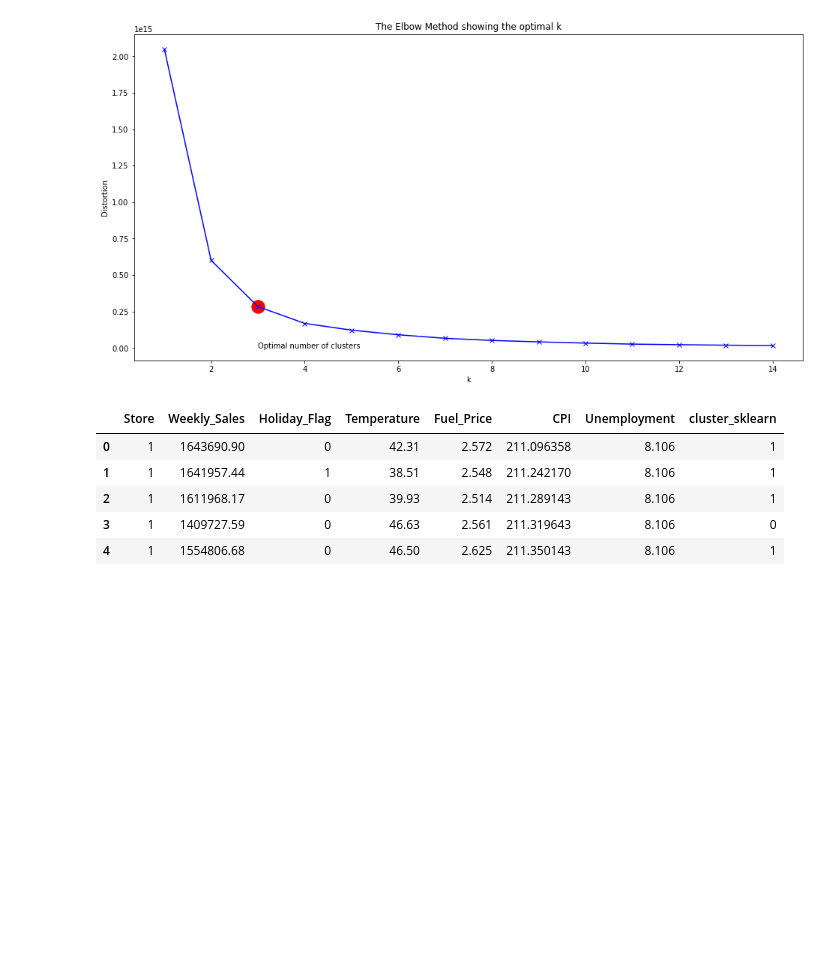
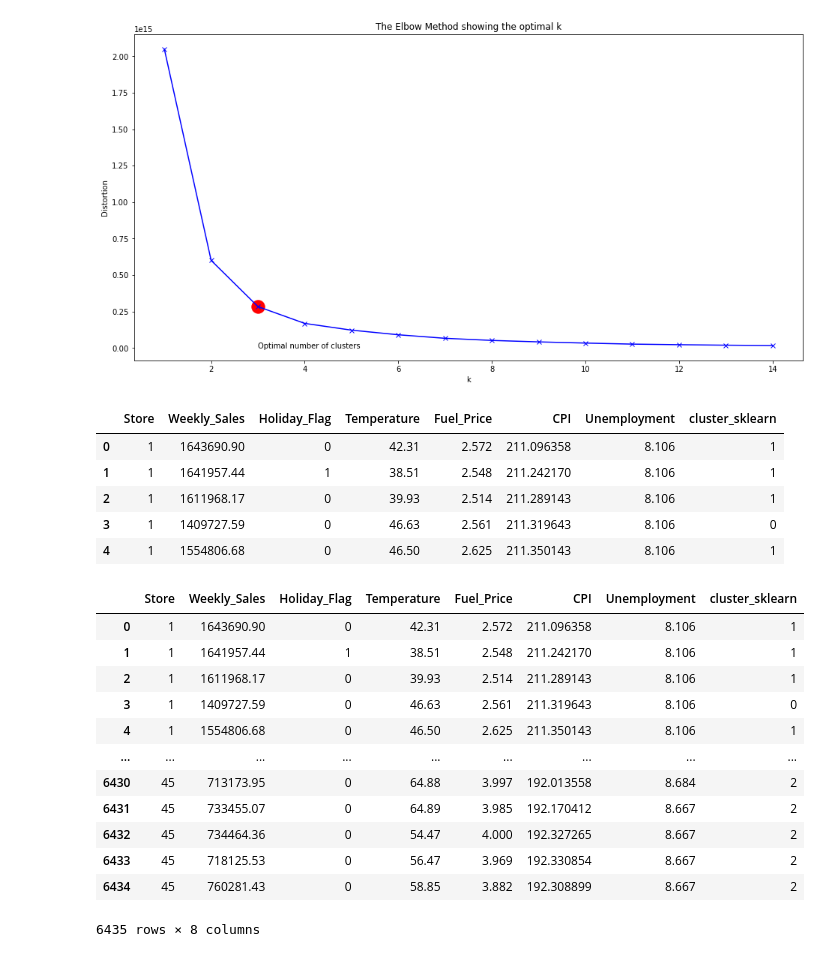
Before and after one commit to infoshareacademy/jdszr6-World-data-analysis, a Jupyter notebook: Projekt_DL/Projekt_DL.ipynb, the cells around one changed output. Drawn from its saved outputs; the diff is of its cells as text; code cells hidden in the pictures; blank space fills up the shorter version.

```diff
--- a/Projekt_DL/Projekt_DL.ipynb
+++ b/Projekt_DL/Projekt_DL.ipynb
@@ -79,8 +82,6 @@ df.columns
 Index(['Store', 'Date', 'Weekly_Sales', 'Holiday_Flag', 'Temperature',
        'Fuel_Price', 'CPI', 'Unemployment'],
       dtype='object')
-# %%
-df = df.drop(columns="Date", axis=1)
 # %%
 data = df["Weekly_Sales"].to_numpy().reshape(-1,1)
 # %%
@@ -196,3 +197,25 @@ df.head()
 | 2 | 1 | 1611968.17 | 0 | 39.93 | 2.514 | 211.289143 | 8.106 | 1 |
 | 3 | 1 | 1409727.59 | 0 | 46.63 | 2.561 | 211.319643 | 8.106 | 0 |
 | 4 | 1 | 1554806.68 | 0 | 46.50 | 2.625 | 211.350143 | 8.106 | 1 |
+# %%
+data_2 = df[["Store", "Weekly_Sales"]]
+# %%
+km = KMeans(n_clusters=3, max_iter = 100, n_init=10)
+km.fit(data_2)
+df["cluster_sklearn"] = km.labels_
+# %%
+df
+# %% [output]
+|  | Store | Weekly_Sales | Holiday_Flag | Temperature | Fuel_Price | CPI | Unemployment | cluster_sklearn |
+| 0 | 1 | 1643690.90 | 0 | 42.31 | 2.572 | 211.096358 | 8.106 | 1 |
+| 1 | 1 | 1641957.44 | 1 | 38.51 | 2.548 | 211.242170 | 8.106 | 1 |
+| 2 | 1 | 1611968.17 | 0 | 39.93 | 2.514 | 211.289143 | 8.106 | 1 |
+| 3 | 1 | 1409727.59 | 0 | 46.63 | 2.561 | 211.319643 | 8.106 | 0 |
+| 4 | 1 | 1554806.68 | 0 | 46.50 | 2.625 | 211.350143 | 8.106 | 1 |
+| ... | ... | ... | ... | ... | ... | ... | ... | ... |
+| 6430 | 45 | 713173.95 | 0 | 64.88 | 3.997 | 192.013558 | 8.684 | 2 |
+| 6431 | 45 | 733455.07 | 0 | 64.89 | 3.985 | 192.170412 | 8.667 | 2 |
+| 6432 | 45 | 734464.36 | 0 | 54.47 | 4.000 | 192.327265 | 8.667 | 2 |
+| 6433 | 45 | 718125.53 | 0 | 56.47 | 3.969 | 192.330854 | 8.667 | 2 |
+| 6434 | 45 | 760281.43 | 0 | 58.85 | 3.882 | 192.308899 | 8.667 | 2 |
+6435 rows × 8 columns
```
Also changed, not shown: parts of 2 cells of this notebook, 2 other files.
